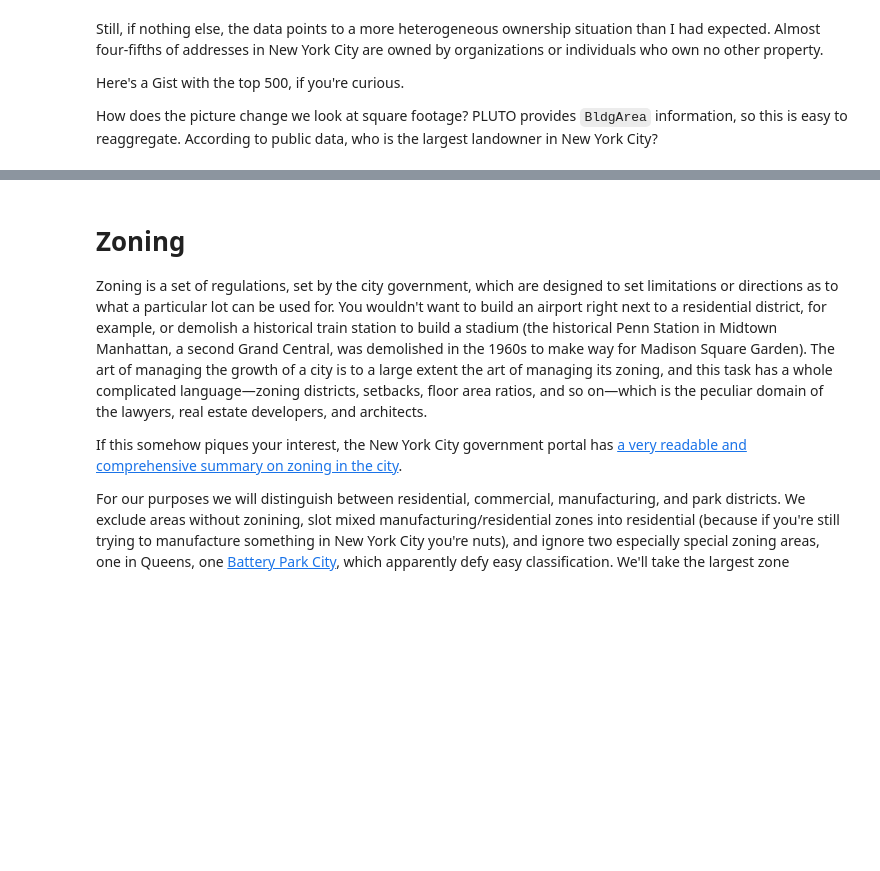
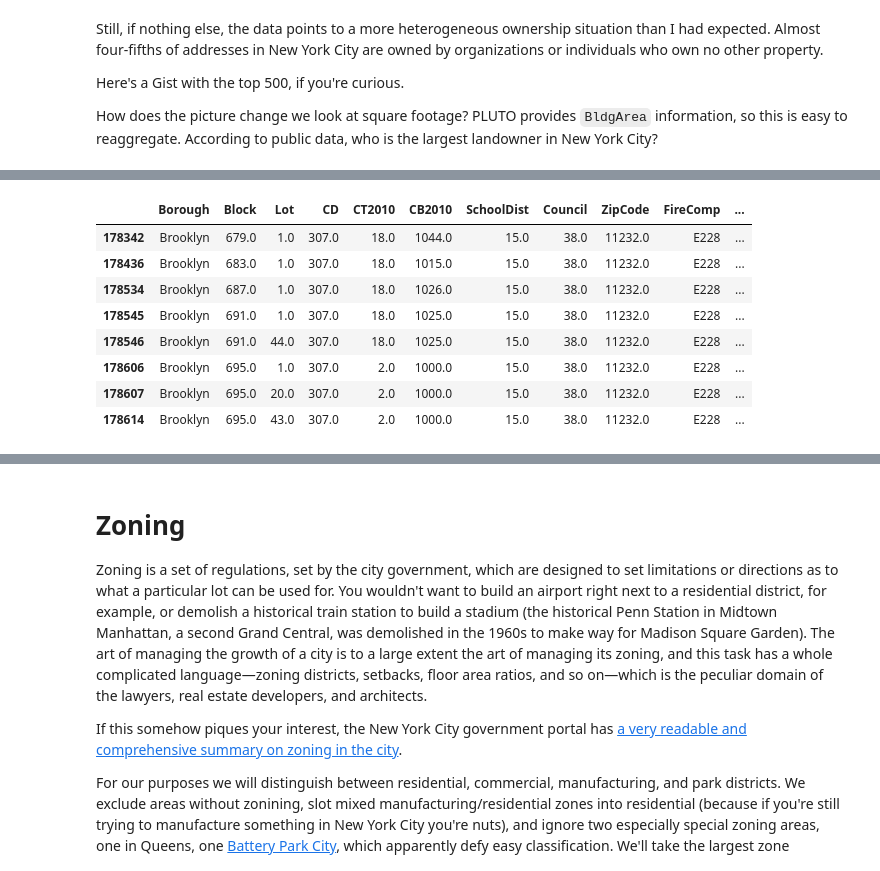
Before and after one commit to ResidentMario/nyc-buildings, a Jupyter notebook: data-visualization.ipynb, the cells around one changed output, grey strips where cells are left out. Saved outputs shown, nothing was run; the diff lists cells and outputs as text; code cells hidden in the pictures; blank space fills up the shorter version.

```diff
--- a/data-visualization.ipynb
+++ b/data-visualization.ipynb
@@ -592,0 +623,12 @@ ownership_footage = pluto.groupby(['OwnerName'])['BldgArea'].sum().sort_values(a
+# %%
+pluto[pluto['OwnerName'] == '1-10 BUSH TERMINAL OW']
+# %% [output]
+|  | Borough | Block | Lot | CD | CT2010 | CB2010 | SchoolDist | Council | ZipCode | FireComp | ... |
+| 178342 | Brooklyn | 679.0 | 1.0 | 307.0 | 18.0 | 1044.0 | 15.0 | 38.0 | 11232.0 | E228 | ... |
+| 178436 | Brooklyn | 683.0 | 1.0 | 307.0 | 18.0 | 1015.0 | 15.0 | 38.0 | 11232.0 | E228 | ... |
+| 178534 | Brooklyn | 687.0 | 1.0 | 307.0 | 18.0 | 1026.0 | 15.0 | 38.0 | 11232.0 | E228 | ... |
+| 178545 | Brooklyn | 691.0 | 1.0 | 307.0 | 18.0 | 1025.0 | 15.0 | 38.0 | 11232.0 | E228 | ... |
+| 178546 | Brooklyn | 691.0 | 44.0 | 307.0 | 18.0 | 1025.0 | 15.0 | 38.0 | 11232.0 | E228 | ... |
+| 178606 | Brooklyn | 695.0 | 1.0 | 307.0 | 2.0 | 1000.0 | 15.0 | 38.0 | 11232.0 | E228 | ... |
+| 178607 | Brooklyn | 695.0 | 20.0 | 307.0 | 2.0 | 1000.0 | 15.0 | 38.0 | 11232.0 | E228 | ... |
+| 178614 | Brooklyn | 695.0 | 43.0 | 307.0 | 2.0 | 1000.0 | 15.0 | 38.0 | 11232.0 | E228 | ... |
```
Also changed, not shown: parts of 40 cells of this notebook, 1 other file.
